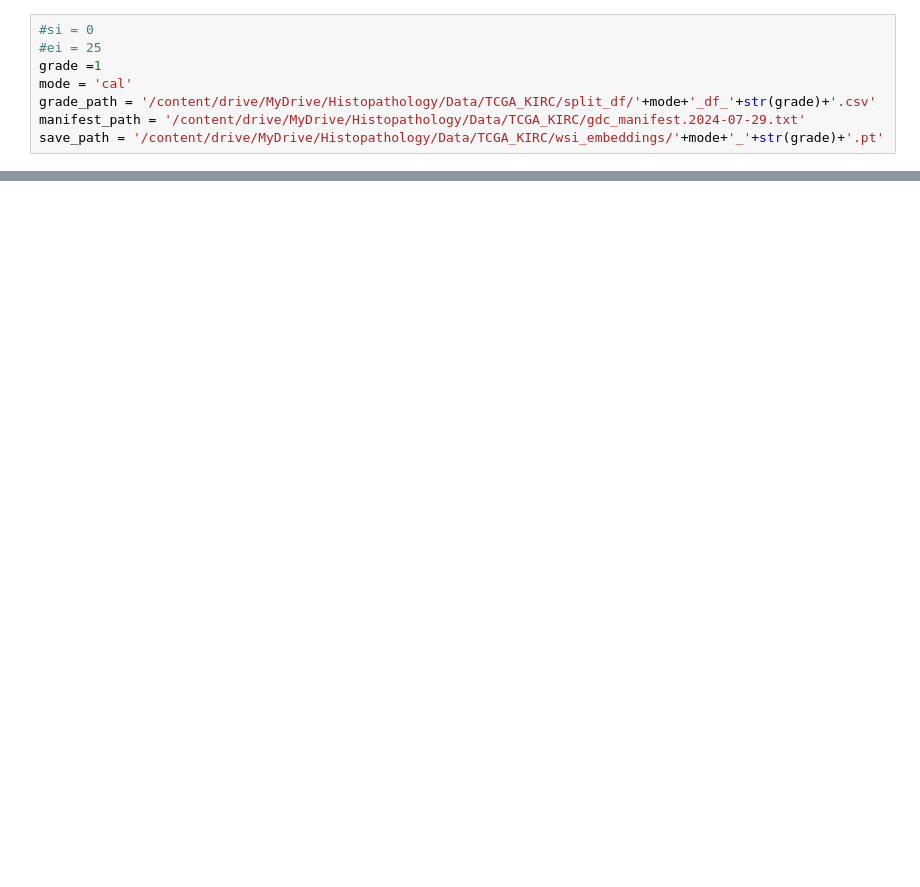
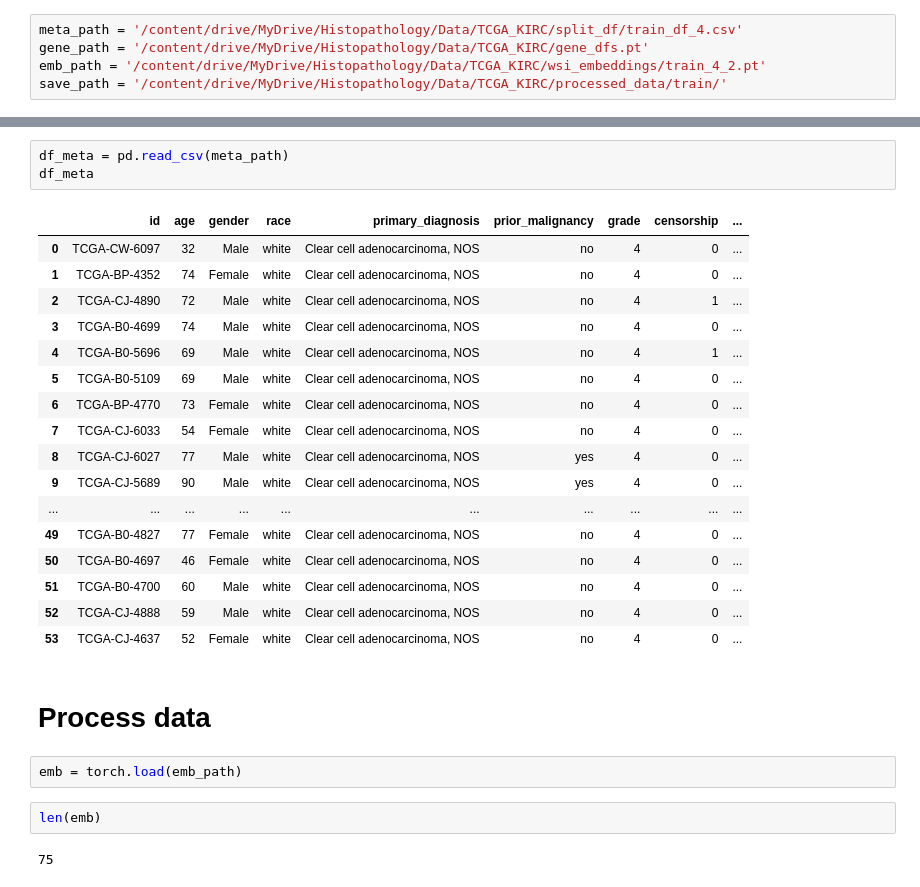
Before and after one commit to Samiran-Dey/PathGen, a Jupyter notebook: Process_data/Process data.ipynb, the cells around one changed output, grey strips where cells are left out. Saved outputs shown, nothing was run; the diff lists cells and outputs as text; blank space fills up the shorter version.

```diff
--- a/Process_data/Process data.ipynb
+++ b/Process_data/Process data.ipynb
@@ -1,9 +1,6 @@
 # %%
-#si = 0
-#ei = 25
-grade =1
-mode = 'cal'
-grade_path = '/content/drive/MyDrive/Histopathology/Data/TCGA_KIRC/split_df/'+mode+'_df_'+str(grade)+'.csv'
-manifest_path = '/content/drive/MyDrive/Histopathology/Data/TCGA_KIRC/gdc_manifest.2024-07-29.txt'
-save_path = '/content/drive/MyDrive/Histopathology/Data/TCGA_KIRC/wsi_embeddings/'+mode+'_'+str(grade)+'.pt'
+meta_path = '/content/drive/MyDrive/Histopathology/Data/TCGA_KIRC/split_df/train_df_4.csv'
+gene_path = '/content/drive/MyDrive/Histopathology/Data/TCGA_KIRC/gene_dfs.pt'
+emb_path = '/content/drive/MyDrive/Histopathology/Data/TCGA_KIRC/wsi_embeddings/train_4_2.pt'
+save_path = '/content/drive/MyDrive/Histopathology/Data/TCGA_KIRC/processed_data/train/'
 # %% [markdown]
@@ -242,0 +99,29 @@ torch.Size([783, 1024])
+# %%
+df_meta = pd.read_csv(meta_path)
+df_meta
+# %% [output]
+|  | id | age | gender | race | primary_diagnosis | prior_malignancy | grade | censorship | ... |
+| 0 | TCGA-CW-6097 | 32 | Male | white | Clear cell adenocarcinoma, NOS | no | 4 | 0 | ... |
+| 1 | TCGA-BP-4352 | 74 | Female | white | Clear cell adenocarcinoma, NOS | no | 4 | 0 | ... |
+| 2 | TCGA-CJ-4890 | 72 | Male | white | Clear cell adenocarcinoma, NOS | no | 4 | 1 | ... |
+| 3 | TCGA-B0-4699 | 74 | Male | white | Clear cell adenocarcinoma, NOS | no | 4 | 0 | ... |
+| 4 | TCGA-B0-5696 | 69 | Male | white | Clear cell adenocarcinoma, NOS | no | 4 | 1 | ... |
+| 5 | TCGA-B0-5109 | 69 | Male | white | Clear cell adenocarcinoma, NOS | no | 4 | 0 | ... |
+| 6 | TCGA-BP-4770 | 73 | Female | white | Clear cell adenocarcinoma, NOS | no | 4 | 0 | ... |
+| 7 | TCGA-CJ-6033 | 54 | Female | white | Clear cell adenocarcinoma, NOS | no | 4 | 0 | ... |
+| 8 | TCGA-CJ-6027 | 77 | Male | white | Clear cell adenocarcinoma, NOS | yes | 4 | 0 | ... |
+| 9 | TCGA-CJ-5689 | 90 | Male | white | Clear cell adenocarcinoma, NOS | yes | 4 | 0 | ... |
+| ... | ... | ... | ... | ... | ... | ... | ... | ... | ... |
+| 49 | TCGA-B0-4827 | 77 | Female | white | Clear cell adenocarcinoma, NOS | no | 4 | 0 | ... |
+| 50 | TCGA-B0-4697 | 46 | Female | white | Clear cell adenocarcinoma, NOS | no | 4 | 0 | ... |
+| 51 | TCGA-B0-4700 | 60 | Male | white | Clear cell adenocarcinoma, NOS | no | 4 | 0 | ... |
+| 52 | TCGA-CJ-4888 | 59 | Male | white | Clear cell adenocarcinoma, NOS | no | 4 | 0 | ... |
+| 53 | TCGA-CJ-4637 | 52 | Female | white | Clear cell adenocarcinoma, NOS | no | 4 | 0 | ... |
+# %% [markdown]
+# Process data
+# %%
+emb = torch.load(emb_path)
+# %%
+len(emb)
+# %% [output]
+75
```
Also changed, not shown: parts of 42 cells of this notebook.
